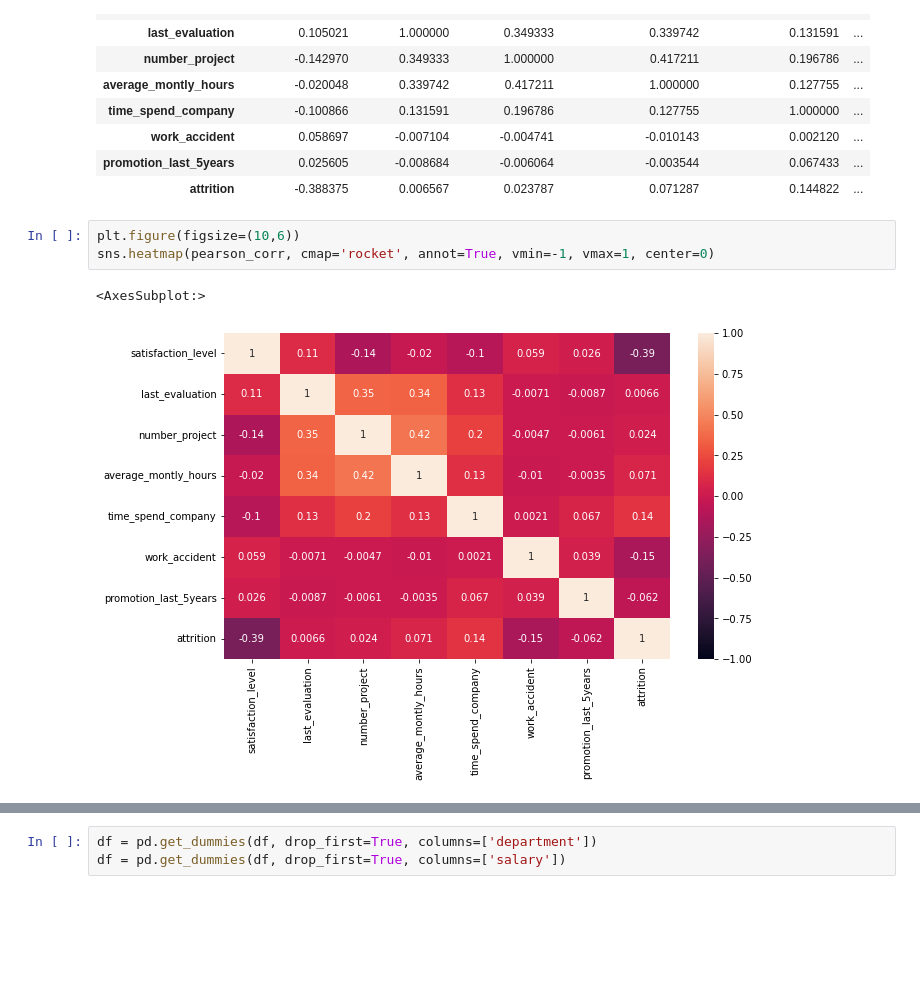
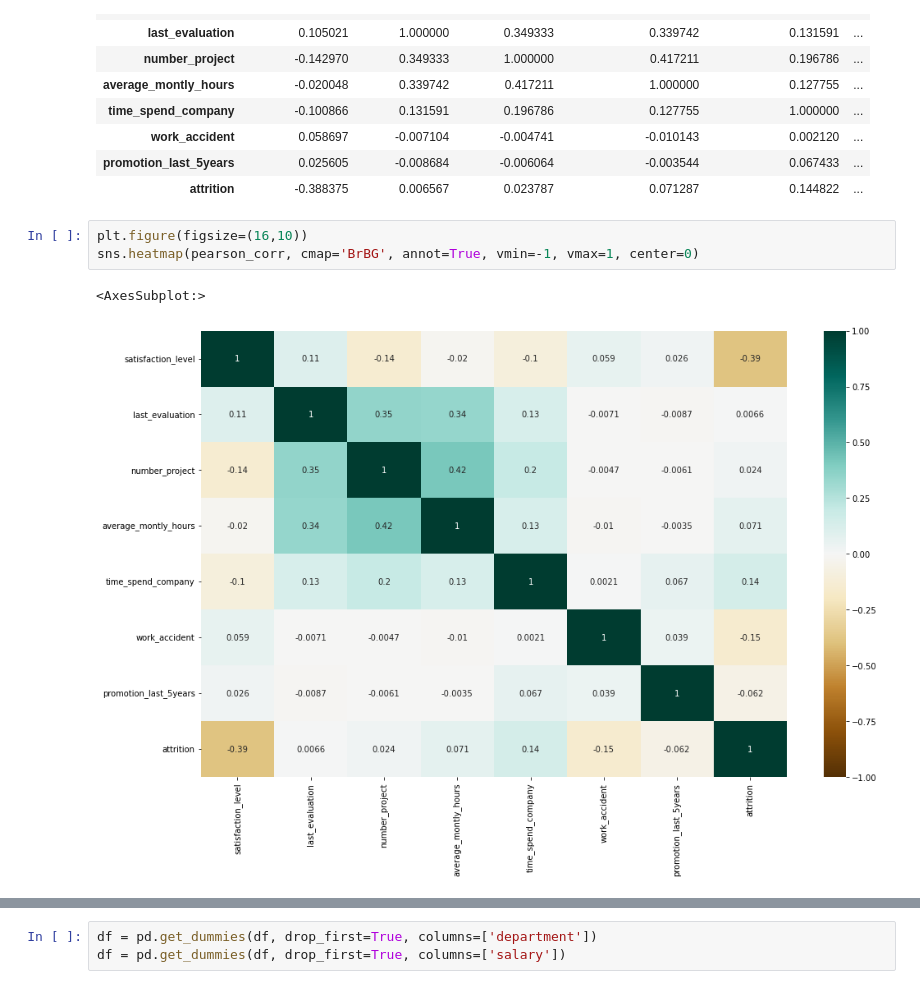
Before and after one commit to Heang168/Employee_turnover, a Jupyter notebook: Employee_Turnover.ipynb, the cells around one changed output, grey strips where cells are left out. Cells and saved outputs as stored; diff of their text form; blank space fills up the shorter version.

```diff
--- a/Employee_Turnover.ipynb
+++ b/Employee_Turnover.ipynb
@@ -100,8 +163,8 @@ pearson_corr
 | promotion_last_5years | 0.025605 | -0.008684 | -0.006064 | -0.003544 | 0.067433 | ... |
 | attrition | -0.388375 | 0.006567 | 0.023787 | 0.071287 | 0.144822 | ... |
 # %%
-plt.figure(figsize=(10,6))
-sns.heatmap(pearson_corr, cmap='rocket', annot=True, vmin=-1, vmax=1, center=0)
+plt.figure(figsize=(16,10))
+sns.heatmap(pearson_corr, cmap='BrBG', annot=True, vmin=-1, vmax=1, center=0)
 # %% [output]
 <AxesSubplot:>
-[figure, old version]
+[figure, new version]
```
Also changed, not shown: parts of 27 cells of this notebook, 2 other files.
